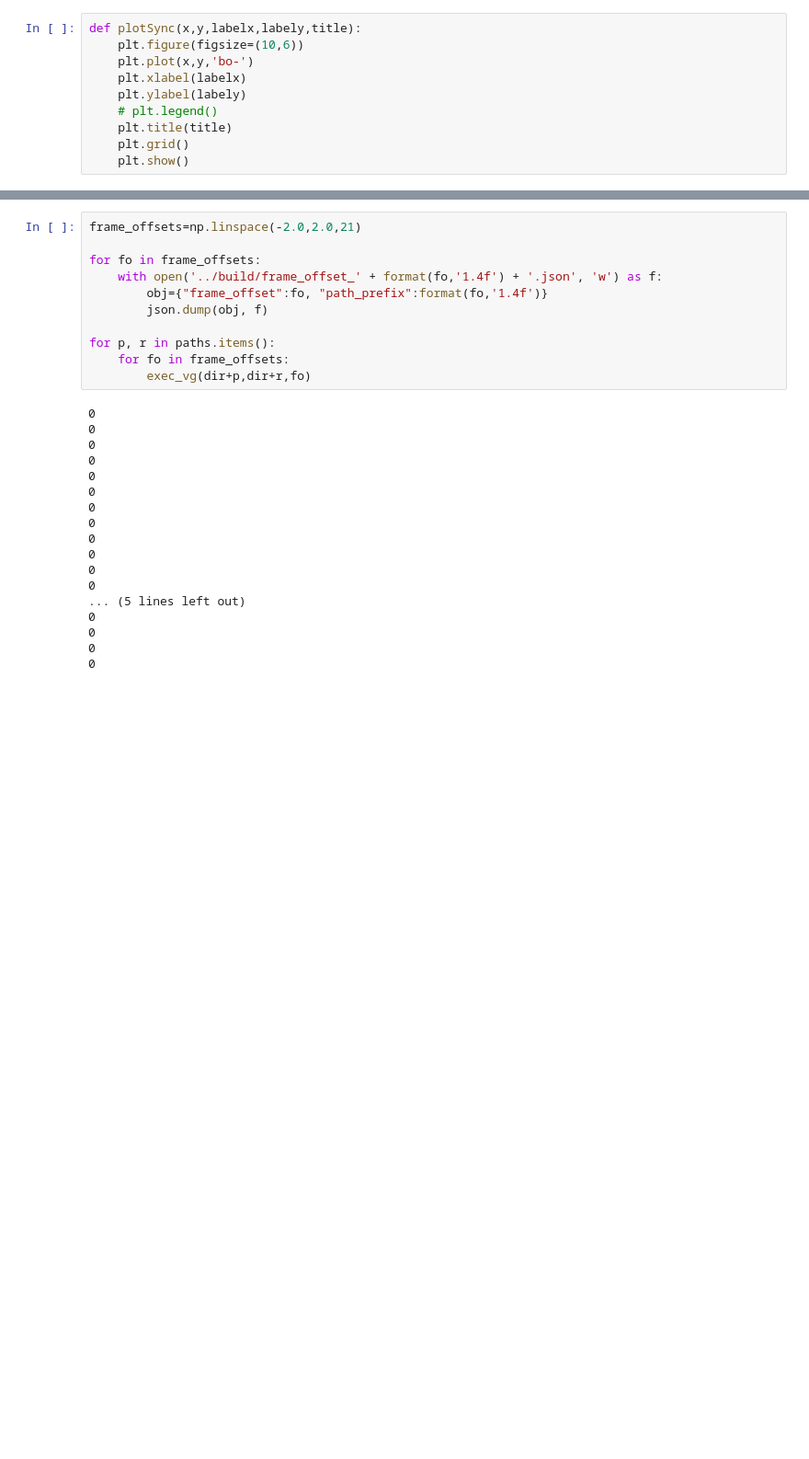
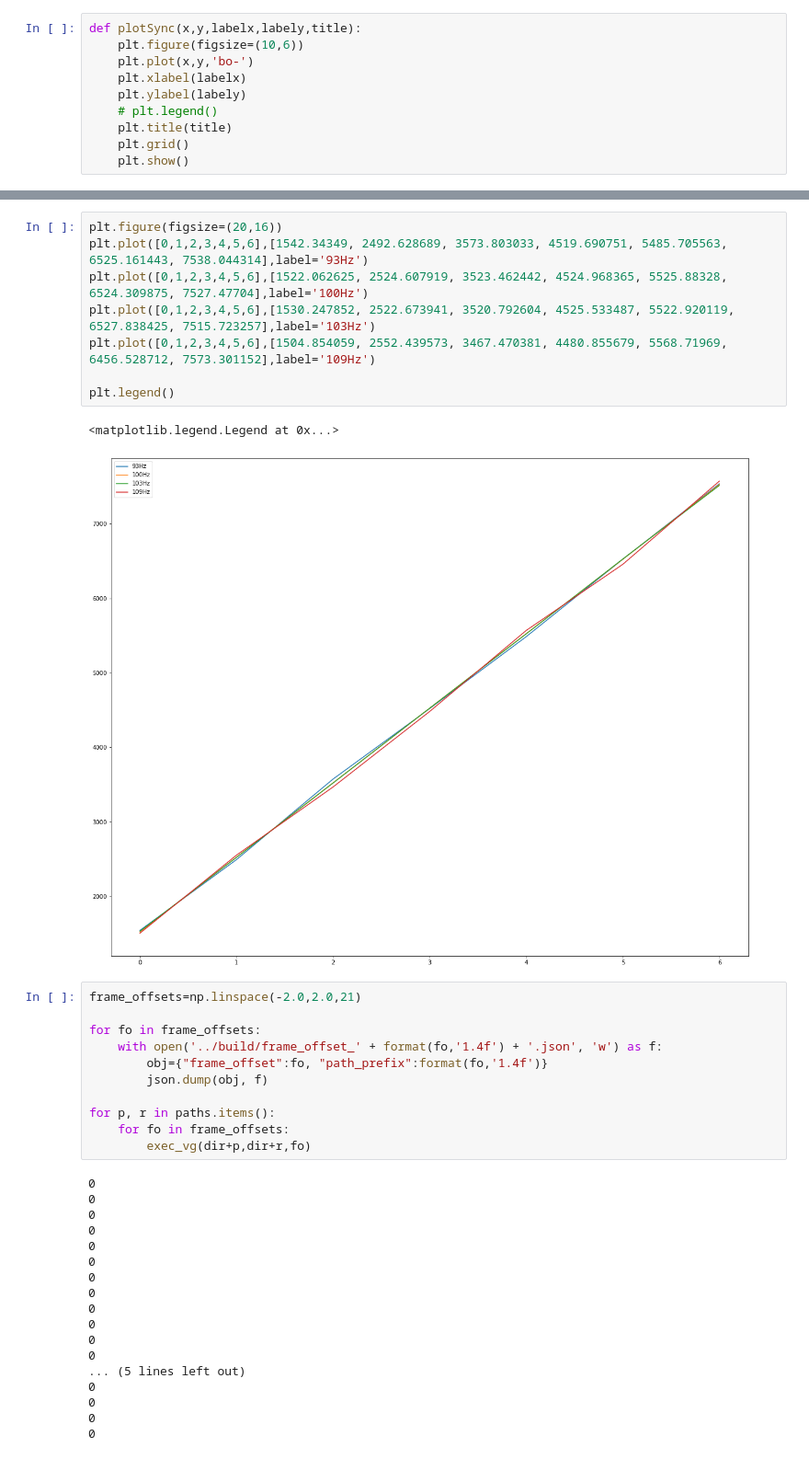
Before and after one commit to yossato/virtualGimbal, a Jupyter notebook: post_processing_software/jupyter/stabilize_quality_report.ipynb, the cells around one changed output, grey strips where cells are left out. Shown: that part at 92% size. Saved outputs shown, nothing was run; the diff lists cells and outputs as text; blank space fills up the shorter version.

```diff
--- a/post_processing_software/jupyter/stabilize_quality_report.ipynb
+++ b/post_processing_software/jupyter/stabilize_quality_report.ipynb
@@ -210,3 +106,14 @@ mavf
+# %%
+plt.figure(figsize=(20,16))
+plt.plot([0,1,2,3,4,5,6],[1542.34349, 2492.628689, 3573.803033, 4519.690751, 5485.705563, 6525.161443, 7538.044314],label='93Hz')
+plt.plot([0,1,2,3,4,5,6],[1522.062625, 2524.607919, 3523.462442, 4524.968365, 5525.88328, 6524.309875, 7527.47704],label='100Hz')
+plt.plot([0,1,2,3,4,5,6],[1530.247852, 2522.673941, 3520.792604, 4525.533487, 5522.920119, 6527.838425, 7515.723257],label='103Hz')
+plt.plot([0,1,2,3,4,5,6],[1504.854059, 2552.439573, 3467.470381, 4480.855679, 5568.71969, 6456.528712, 7573.301152],label='109Hz')
+
+plt.legend()
+# %% [output]
+<matplotlib.legend.Legend at 0x...>
+[figure, added]
 # %%
 frame_offsets=np.linspace(-2.0,2.0,21)
 
```
Also changed, not shown: parts of 16 cells of this notebook, 4 other files.
